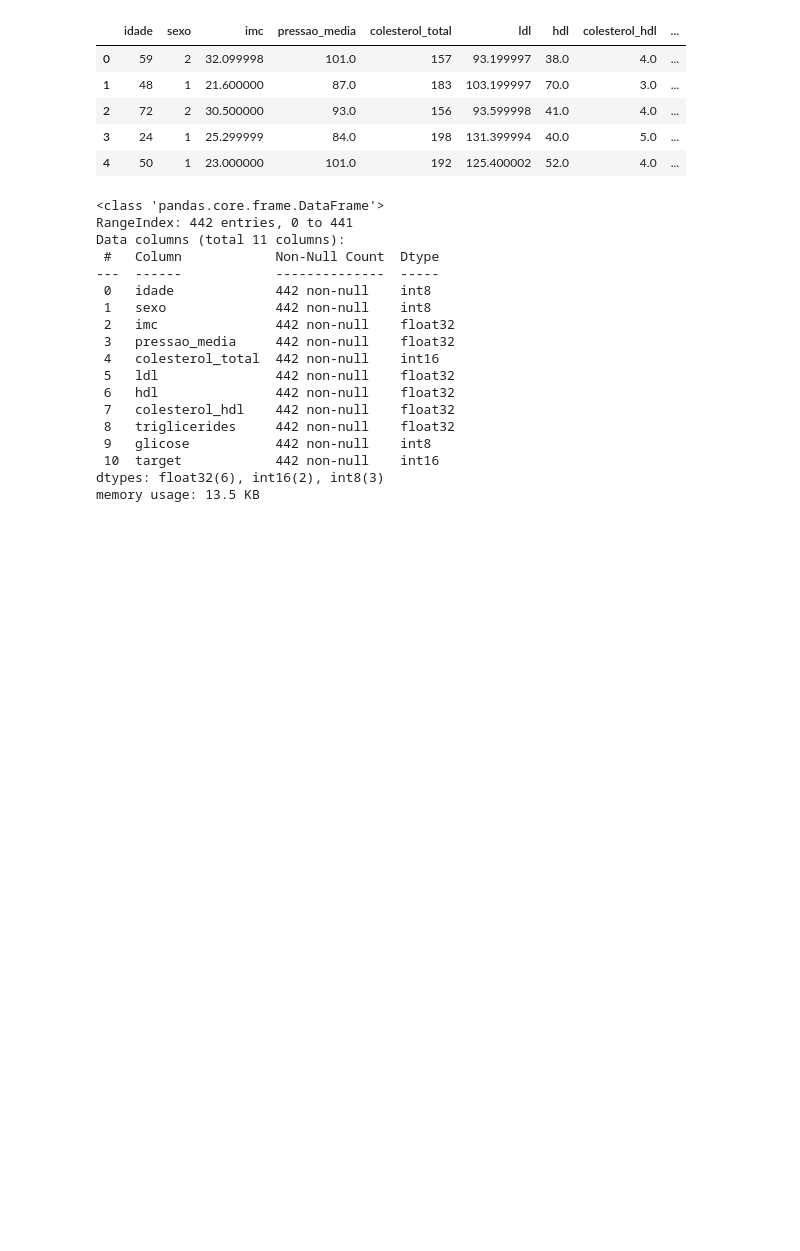
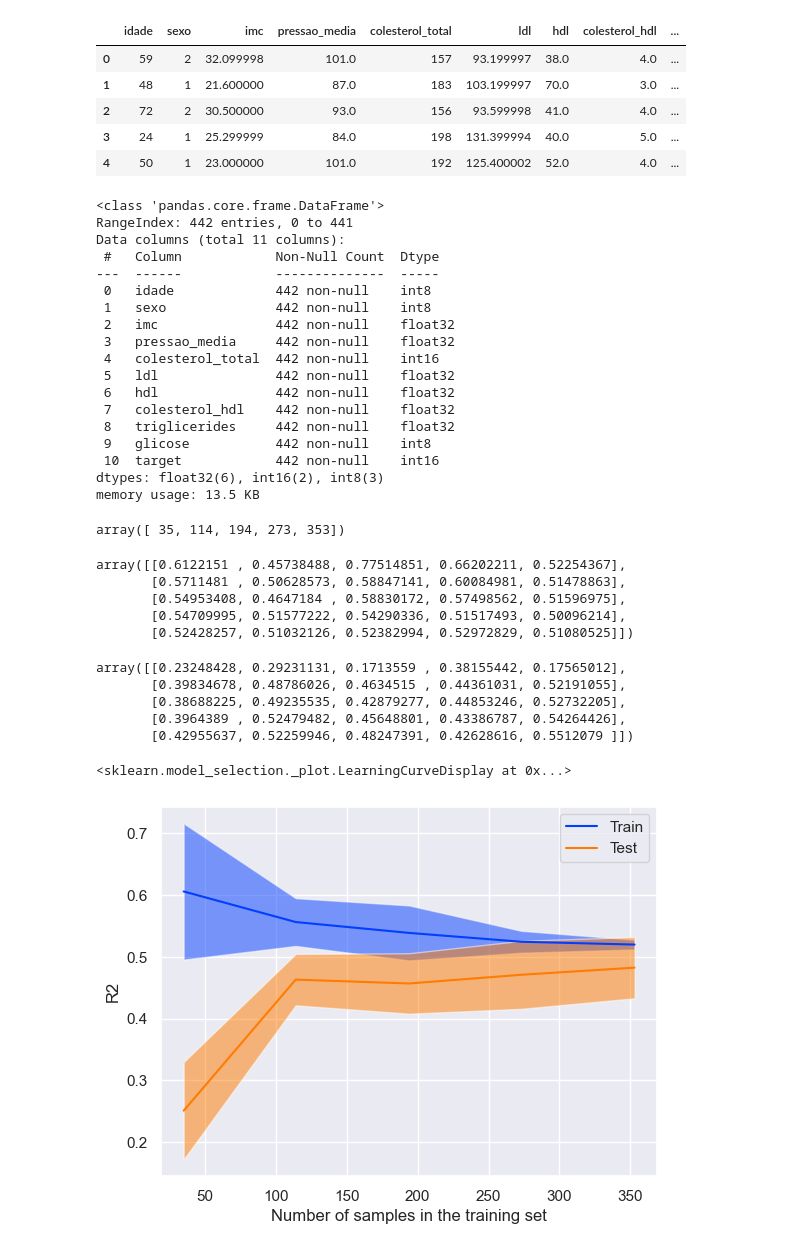
Before and after one commit to stephanyresque/Projeto_diabetes, a Jupyter notebook: notebooks/curva_de_aprendizado.ipynb, the cells around one changed output. Cells and saved outputs as stored; diff of their text form; code cells hidden in the pictures; blank space fills up the shorter version.

```diff
--- a/notebooks/curva_de_aprendizado.ipynb
+++ b/notebooks/curva_de_aprendizado.ipynb
@@ -40,3 +42,42 @@ Data columns (total 11 columns):
  10  target            442 non-null    int16
 dtypes: float32(6), int16(2), int8(3)
 memory usage: 13.5 KB
+# %%
+X = df.drop(columns='target')
+y= df['target']
+
+regressor = LinearRegression()
+# %%
+train_sizes, train_scores, test_scores = learning_curve(regressor, X, y, shuffle=True, random_state=RANDOM_STATE)
+# %%
+train_sizes
+# %% [output]
+array([ 35, 114, 194, 273, 353])
+# %%
+train_scores
+# %% [output]
+array([[0.6122151 , 0.45738488, 0.77514851, 0.66202211, 0.52254367],
+       [0.5711481 , 0.50628573, 0.58847141, 0.60084981, 0.51478863],
+       [0.54953408, 0.4647184 , 0.58830172, 0.57498562, 0.51596975],
+       [0.54709995, 0.51577222, 0.54290336, 0.51517493, 0.50096214],
+       [0.52428257, 0.51032126, 0.52382994, 0.52972829, 0.51080525]])
+# %%
+test_scores
+# %% [output]
+array([[0.23248428, 0.29231131, 0.1713559 , 0.38155442, 0.17565012],
+       [0.39834678, 0.48786026, 0.4634515 , 0.44361031, 0.52191055],
+       [0.38688225, 0.49235535, 0.42879277, 0.44853246, 0.52732205],
+       [0.3964389 , 0.52479482, 0.45648801, 0.43386787, 0.54264426],
+       [0.42955637, 0.52259946, 0.48247391, 0.42628616, 0.5512079 ]])
+# %%
+display_learning_curve = LearningCurveDisplay(
+    train_sizes=train_sizes,
+    train_scores=train_scores,
+    test_scores=test_scores,
+    score_name='R2'
+)
+
+display_learning_curve.plot()
+# %% [output]
+<sklearn.model_selection._plot.LearningCurveDisplay at 0x...>
+[figure, added]
```
Also changed, not shown: parts of 1 cell of this notebook.
